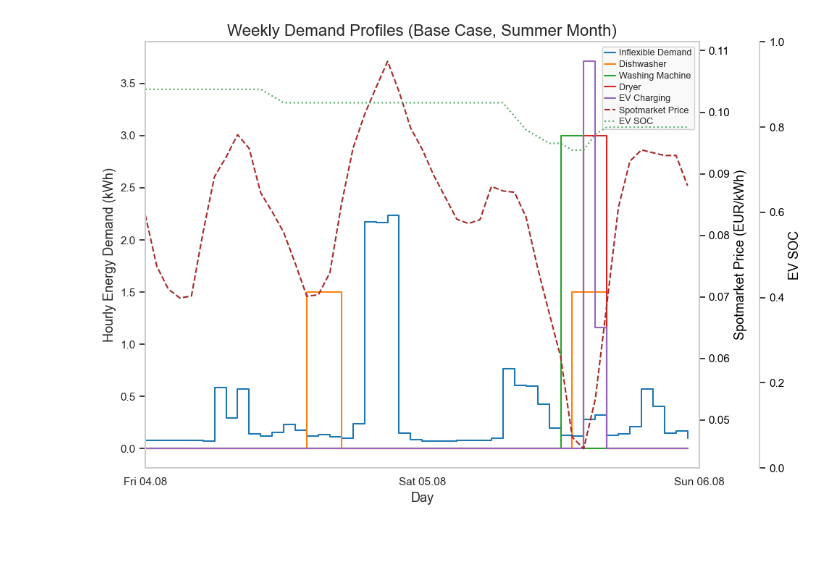
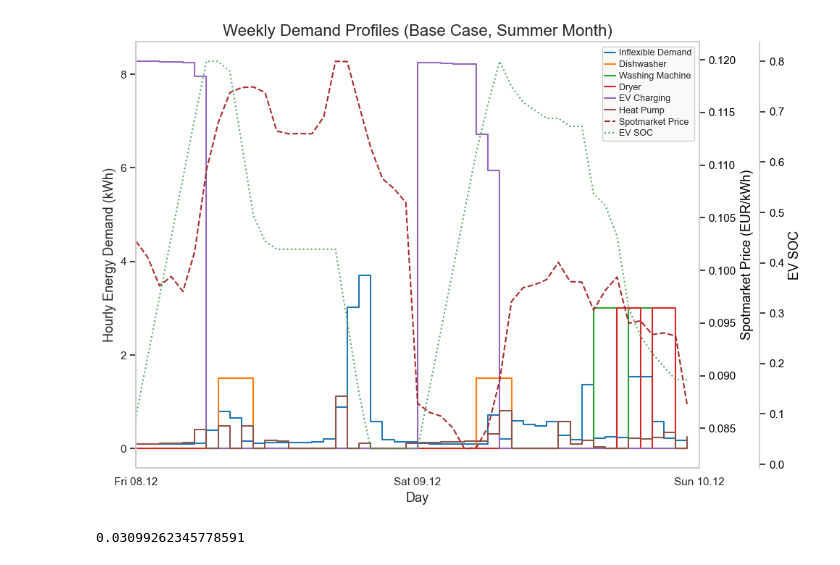
Before and after one commit to sewaelty/optimization_project, a Jupyter notebook: main/plots.ipynb, the cells around one changed output. Drawn from its saved outputs; the diff is of its cells as text; code cells hidden in the pictures.

Commit message:
final plot

```diff
--- a/main/plots.ipynb
+++ b/main/plots.ipynb
@@ -106,7 +106,7 @@ def plot_energy_profile(
     ax3.plot(timestamps, soc_ev[min_time:max_time] / 70, 'g:', label='EV SOC')
     ax3.set_ylabel("EV SOC", color='black')
     ax3.tick_params(axis='y', labelcolor='black')
-    ax3.set_ylim(0, 1)
+    #ax3.set_ylim(0, 1)
 
     # Combined legend
     lines1, labels1 = ax1.get_legend_handles_labels()
@@ -139,20 +139,24 @@ def plot_energy_profile(
 # %%
 plot_title = "Weekly Demand Profiles (Base Case, Summer Month)"
 
 filename = "basecase_summer.png"
 
-start_day = 3
-end_day = 5
+start_day = 7
+end_day = 9
 
 plot_energy_profile(
-    results_df=results_basecase_summer,
+    results_df=results_case_3_winter,
     title=plot_title,
     save_filename= filename,
     max_time=24 * end_day,
     min_time=24 * start_day,
 )
 # %% [output]
-[figure, old version]
+[figure, new version]
+# %%
+min(results_case_3_winter["EV_SOC"][24* 7:24* 9]) / 70
+# %% [output]
+0.03099262345778591
 # %%
 import matplotlib.pyplot as plt
 import matplotlib.dates as mdates
```
Also changed, not shown: parts of 2 cells of this notebook, 2 other files.
